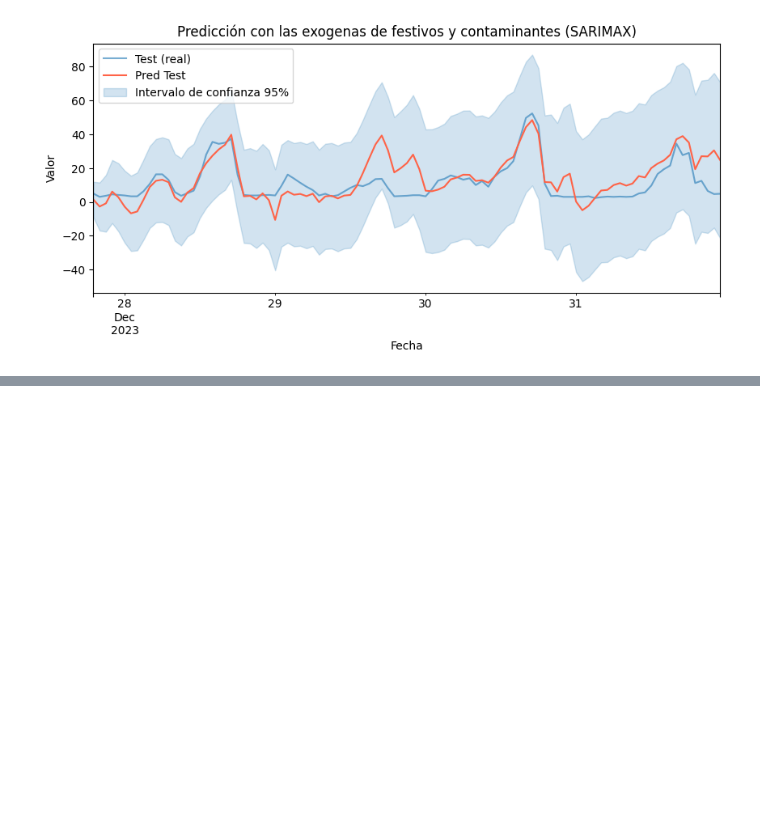
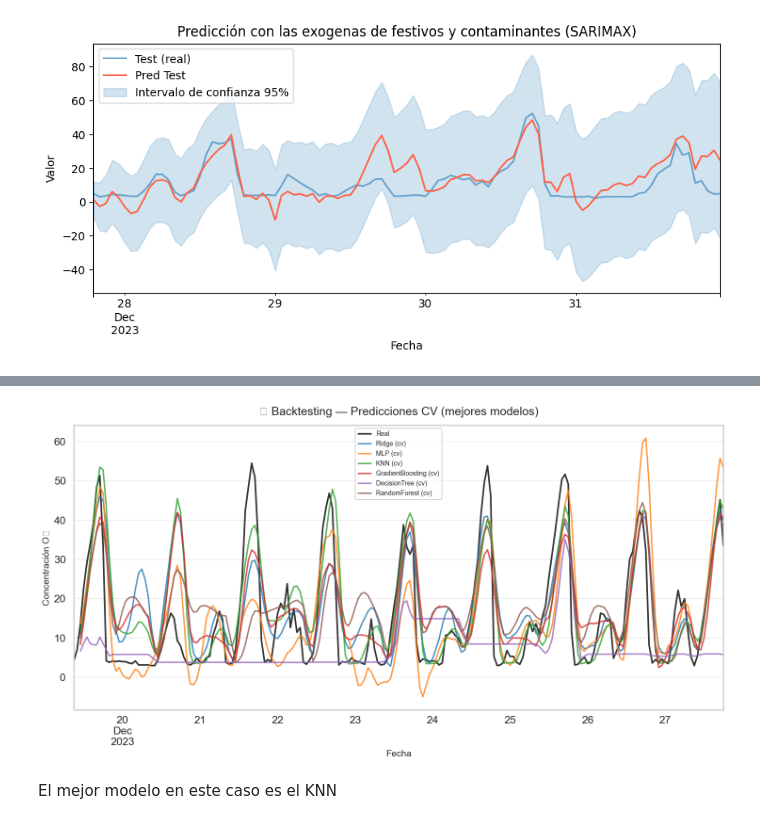
Before and after one commit to ignacioareal23-svg/AASeriesTemporalesFlujosDeDatos, a Jupyter notebook: ProyectoSeries/arima.ipynb, the cells around one changed output, grey strips where cells are left out. Cells and saved outputs as stored; diff of their text form; code cells hidden in the pictures; blank space fills up the shorter version.

```diff
--- a/ProyectoSeries/arima.ipynb
+++ b/ProyectoSeries/arima.ipynb
@@ -1202,0 +1448,54 @@ plt.show()
+# %%
+import seaborn as sns
+
+# Estilo general
+sns.set(style="whitegrid", context="talk")
+plt.figure(figsize=(15, 8))
+
+# --- Datos reales ---
+y_valid.plot(label='Real', color='black', linewidth=2.5, alpha=0.8)
+
+# --- Función auxiliar ---
+def plot_cv_preds(preds, label, color):
+    """Grafica las predicciones si existen, con color personalizado."""
+    if preds is None or not isinstance(preds, pd.DataFrame):
+        return False
+    for col in ['pred', 'prediction', 'y_pred', 'forecast']:
+        if col in preds.columns:
+            preds[col].rolling(3).mean().plot(  # suavizado leve para mayor claridad
+                label=label,
+                color=color,
+                linewidth=2.2,
+                alpha=0.8
+            )
+            return True
+    return False
+
+# --- Paleta personalizada ---
+colors = plt.get_cmap("tab10").colors
+
+ok = False
+ok |= plot_cv_preds(p_ridge, 'Ridge (cv)', colors[0])
+ok |= plot_cv_preds(p_mlp, 'MLP (cv)', colors[1])
+ok |= plot_cv_preds(p_knn, 'KNN (cv)', colors[2])
+ok |= plot_cv_preds(p_gbr, 'GradientBoosting (cv)', colors[3])
+ok |= plot_cv_preds(p_tree,  'DecisionTree (cv)',colors[4])
+ok |= plot_cv_preds(p_rf,    'RandomForest (cv)', colors[5])
+
+
+# --- Configuración visual ---
+plt.title('🔍 Backtesting — Predicciones CV (mejores modelos)', fontsize=18, pad=15)
+plt.xlabel('Fecha', fontsize=14)
+plt.ylabel('Concentración O₃', fontsize=14)
+plt.legend(fontsize=10)
+plt.grid(alpha=0.3)
+plt.tight_layout()
+
+# Opcional: limitar el rango para destacar el último tramo
+# plt.xlim(y_valid.index[-200], y_valid.index[-1])
+
+plt.show()
+# %% [output]
+[figure, added]
+# %% [markdown]
+El mejor modelo en este caso es el KNN
```
Also changed, not shown: parts of 5 cells of this notebook.
